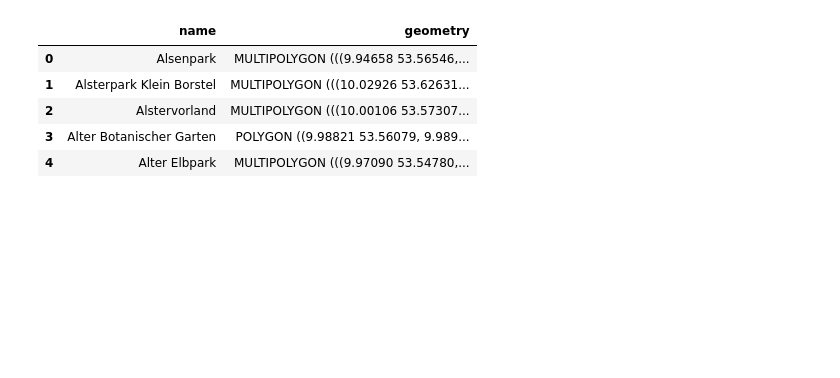
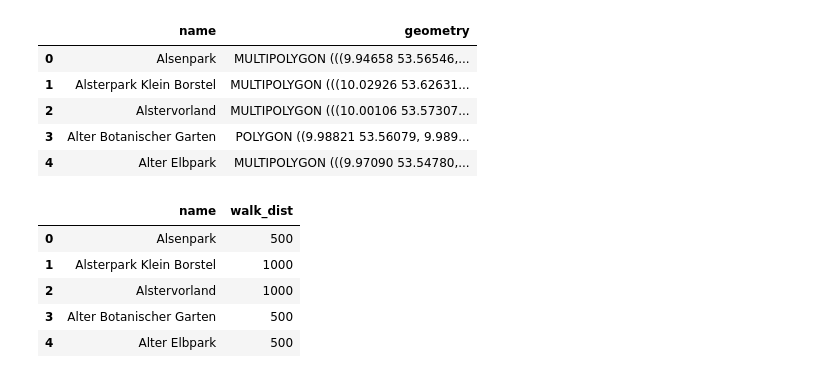
Before and after one commit to NicoLanghans/Master-Thesis, a Jupyter notebook: get_park_data/parks_dataset.ipynb, the cells around one changed output. Cells and saved outputs as stored; diff of their text form; code cells hidden in the pictures; blank space fills up the shorter version.

```diff
--- a/get_park_data/parks_dataset.ipynb
+++ b/get_park_data/parks_dataset.ipynb
@@ -152,4 +141,14 @@ park_coordinates.head()
 | 2 | Alstervorland | MULTIPOLYGON (((10.00106 53.57307... |
 | 3 | Alter Botanischer Garten | POLYGON ((9.98821 53.56079, 9.989... |
 | 4 | Alter Elbpark | MULTIPOLYGON (((9.97090 53.54780,... |
+# %%
+park_distances = merged_parks_gdf[["name", "walk_dist"]]
+park_distances.head()
+# %% [output]
+|  | name | walk_dist |
+| 0 | Alsenpark | 500 |
+| 1 | Alsterpark Klein Borstel | 1000 |
+| 2 | Alstervorland | 1000 |
+| 3 | Alter Botanischer Garten | 500 |
+| 4 | Alter Elbpark | 500 |
 # %%
```
Also changed, not shown: parts of 3 cells of this notebook, 5 other files.
